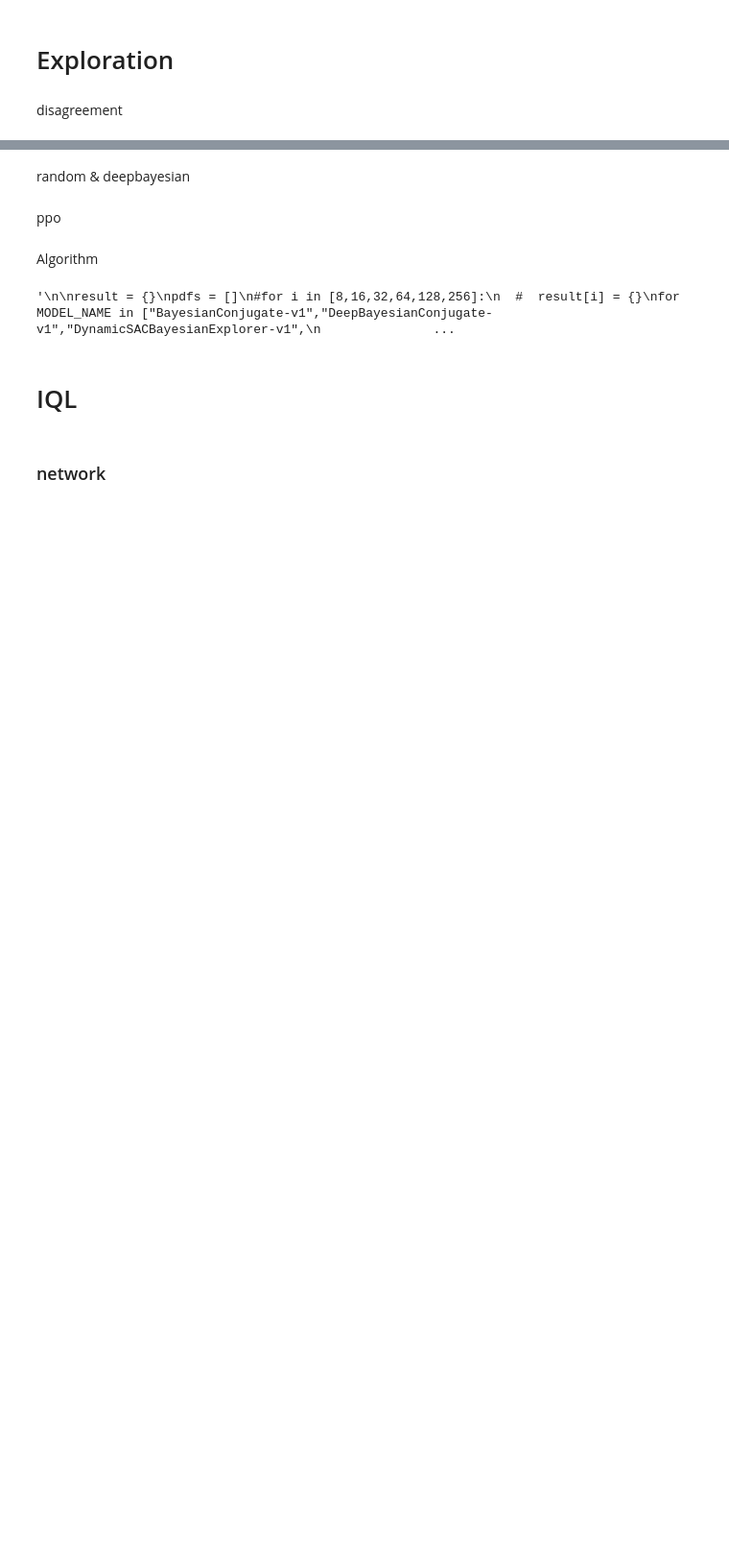
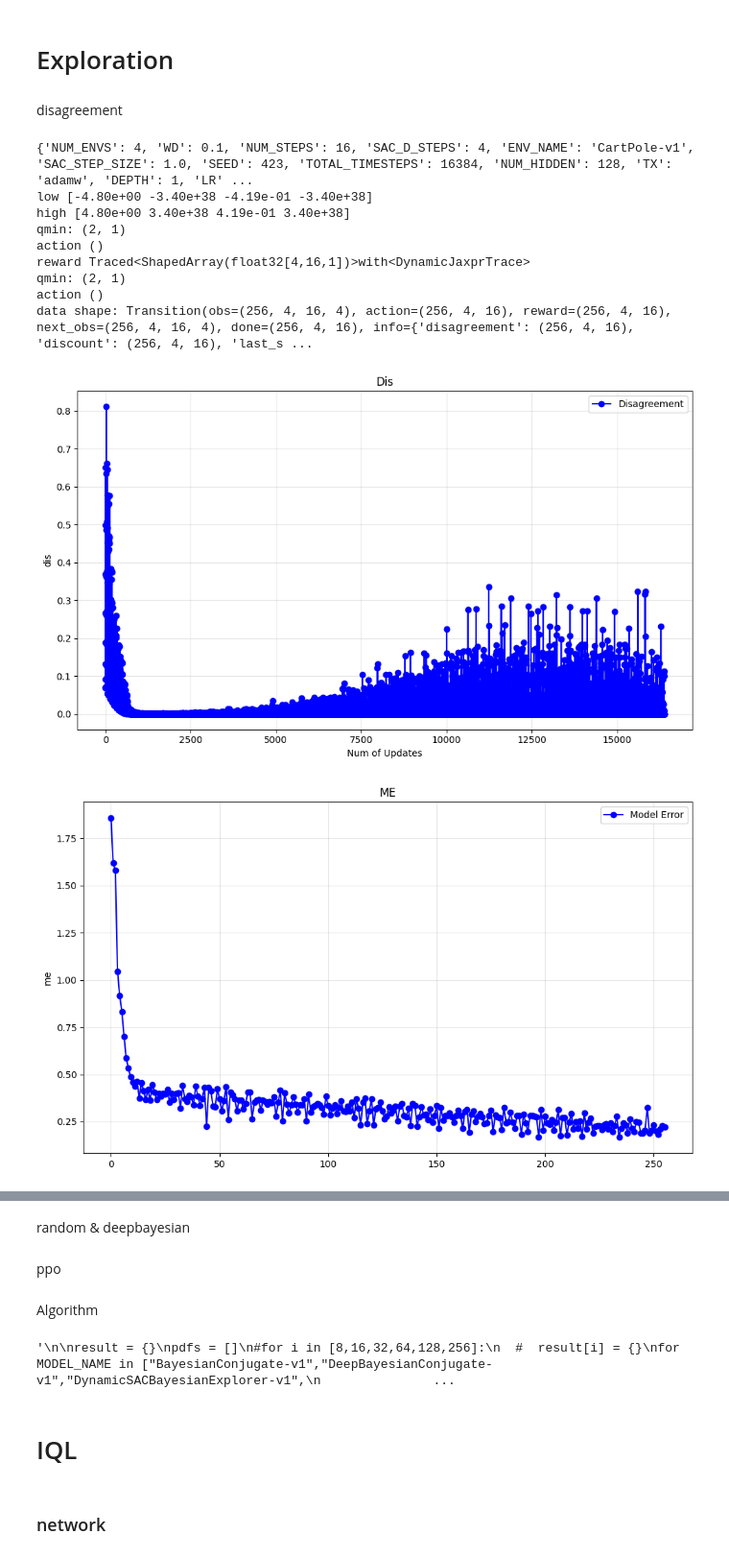
Before and after one commit to Dcyaprogrammer/SURF-2025, a Jupyter notebook: CCGymnax.ipynb, the cells around one changed output, grey strips where cells are left out. Shown: that part at 96% size. Cells and saved outputs as stored; diff of their text form; code cells hidden in the pictures; blank space fills up the shorter version.

```diff
--- a/CCGymnax.ipynb
+++ b/CCGymnax.ipynb
@@ -420,0 +473,48 @@ class DisagreementExplorer(UnsupervisedExplorer):
+# %%
+# NUM_UPDATES x NUM_ENVS x NUM_STEPS
+class Transition(NamedTuple):
+    obs: jnp.ndarray
+    action: jnp.ndarray
+    reward: jnp.ndarray
+    next_obs: jnp.ndarray
+    done: jnp.ndarray
+    info: {}
+
+env_name = 'CartPole-v1'  # @param ['CartPole-v1',"MountainCar-v0","Acrobot-v1"]
+NUM_ENVS = 4 # @param [1,2,4,8,16,32] {"type":"raw"}
+TOTAL_TIMESTEPS = 16384 # @param [2048,16384,131072,1048576] {"type":"raw"}
+DEPTH = 1 # @param [1,2,4] {"type":"raw"}
+NUM_STEPS = 16 # @param [-1,1,2,4,8,16,200] {"type":"raw"}
+NUM_HIDDEN = 128 # @param [32,64,128,256] {"type":"raw"}
+WD = 0.1 # @param [0,0.1,0.01,0.001] {"type":"raw"}
+MODEL_NAME = "DisagreementExplorer"  #@param ["DisagreementExplorer","DeepBayesianExplorer","RandomExplorer","PPOExplorer"]
+config = {
+    "NUM_ENVS": NUM_ENVS,    #
+    "WD": WD,
+    "NUM_STEPS": NUM_STEPS,   #steps of roll out between update
+    "SAC_D_STEPS": 4,
+    "ENV_NAME":env_name,
+    "SAC_STEP_SIZE": 1.0,
+    "SEED": 423,         #highly stochastic
+    "TOTAL_TIMESTEPS": TOTAL_TIMESTEPS,   #total steps for all envs
+    "NUM_HIDDEN":NUM_HIDDEN,
+    "TX":"adamw",
+    "DEPTH":DEPTH,
+    "LR":2e-4,
+    "MODEL_NAME": MODEL_NAME,
+    "DEBUG": False,
+}
+
+out = experiment(config)
+# %% [output]
+{'NUM_ENVS': 4, 'WD': 0.1, 'NUM_STEPS': 16, 'SAC_D_STEPS': 4, 'ENV_NAME': 'CartPole-v1', 'SAC_STEP_SIZE': 1.0, 'SEED': 423, 'TOTAL_TIMESTEPS': 16384, 'NUM_HIDDEN': 128, 'TX': 'adamw', 'DEPTH': 1, 'LR' ...
+low [-4.80e+00 -3.40e+38 -4.19e-01 -3.40e+38]
+high [4.80e+00 3.40e+38 4.19e-01 3.40e+38]
+qmin: (2, 1)
+action ()
+reward Traced<ShapedArray(float32[4,16,1])>with<DynamicJaxprTrace>
+qmin: (2, 1)
+action ()
+data shape: Transition(obs=(256, 4, 16, 4), action=(256, 4, 16), reward=(256, 4, 16), next_obs=(256, 4, 16, 4), done=(256, 4, 16), info={'disagreement': (256, 4, 16), 'discount': (256, 4, 16), 'last_s ...
+[figure, added]
+[figure, added]
```
Also changed, not shown: parts of 6 cells of this notebook.
